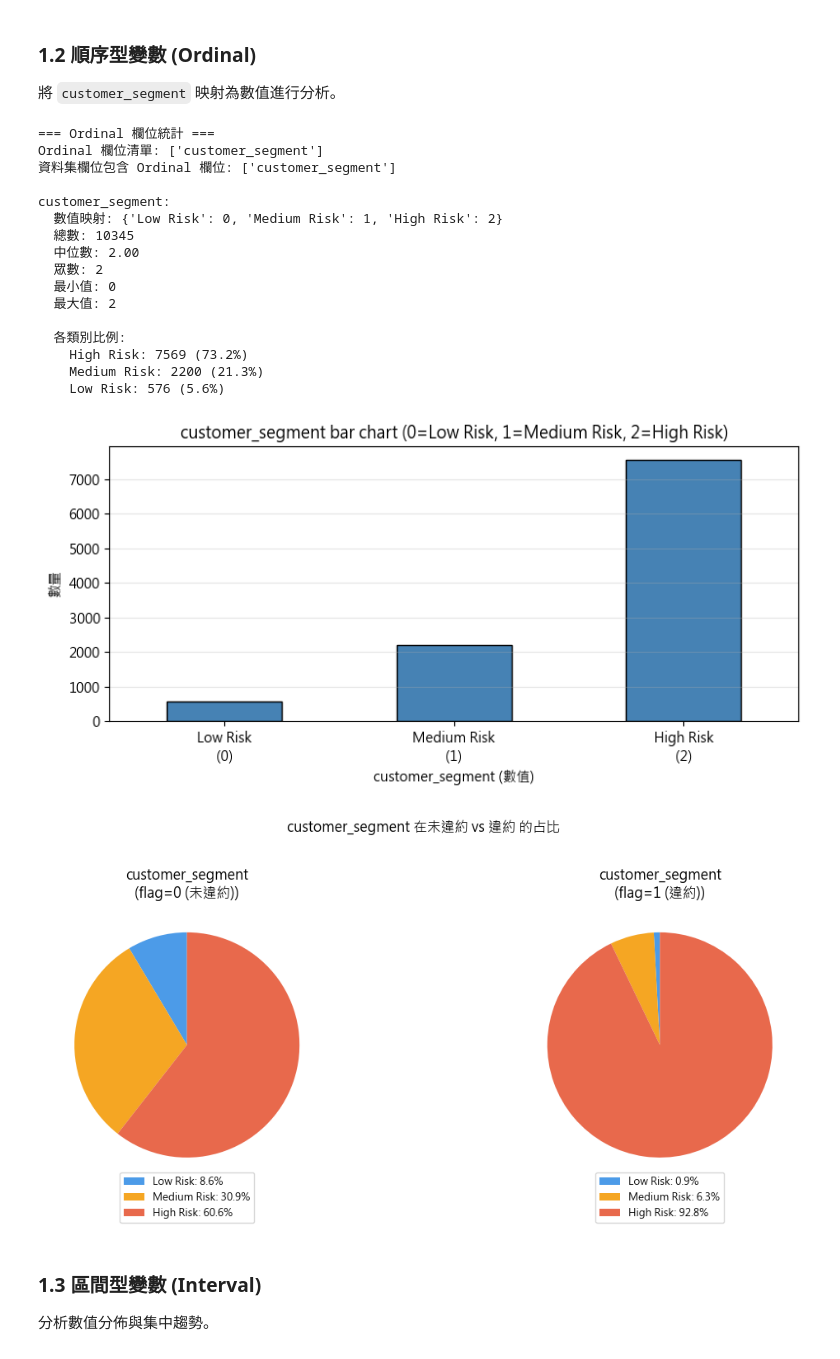
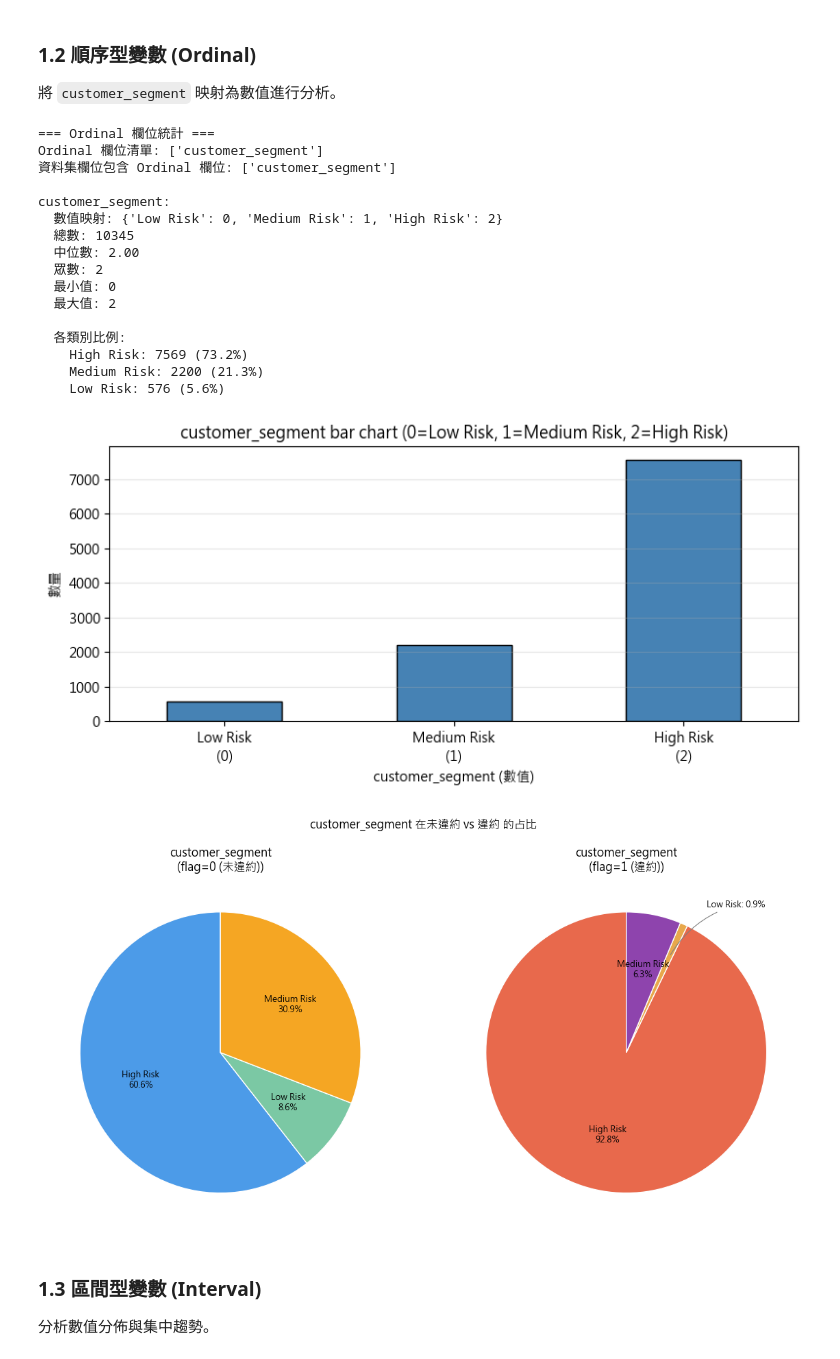
Before and after one commit to BobbleUnderBox/DataMiningG1FinalProject, a Jupyter notebook: notebooks/02_exploratory_data_analysis.ipynb, the cells around one changed output. Cells and saved outputs as stored; diff of their text form; code cells hidden in the pictures.

```diff
--- a/notebooks/02_exploratory_data_analysis.ipynb
+++ b/notebooks/02_exploratory_data_analysis.ipynb
@@ -176,6 +176,48 @@ default_flag:
 ### 1.2 順序型變數 (Ordinal)
 將 `customer_segment` 映射為數值進行分析。
 # %%
+def draw_pie_with_leaders(ax, data_series, colors=None, small_pct=5):
+    series = data_series.copy()
+    total = series.sum()
+    if total == 0:
+        ax.text(0.5, 0.5, 'No data', ha='center', va='center')
+        ax.axis('off')
+        return
+
+    # 直接抓取所有標籤與數值，不做任何合併！
+    labels = series.index.astype(str)
+    sizes = series.values
+
+    # 準備顏色
+    if colors is None or len(colors) < len(sizes):
+        colors = plt.cm.tab20(np.linspace(0, 1, len(sizes)))
+
+    wedges, _ = ax.pie(sizes, labels=None, startangle=90, colors=colors[:len(sizes)], wedgeprops=dict(edgecolor='white'))
+
+    # 開始標註：較大的切片在內部顯示，較小的切片往外拉引導線 (但各自獨立)
+    for w, label, size in zip(wedges, labels, sizes):
+        pct_v = size / total * 100
+        ang = (w.theta2 + w.theta1) / 2.0
+        x = np.cos(np.deg2rad(ang))
+        y = np.sin(np.deg2rad(ang))
+
+        # 如果該切片比例小於 small_pct (預設5%)，就向外拉引導線
+        if pct_v < small_pct:
+            ha = 'left' if x >= 0 else 'right'
+            # 避免上方標籤撞到標題的微調邏輯
+            y_multiplier = 1.15 if y > 0 else 1.3
+            x_multiplier = 1.4
+
+            ax.annotate(f"{label}: {pct_v:.1f}%", xy=(x * 0.75, y * 0.75), xytext=(x * x_multiplier, y * y_multiplier),
+                        ha=ha, va='center', fontsize=9,
+                        arrowprops=dict(arrowstyle='-', color='gray', lw=0.8, connectionstyle='arc3,rad=0.2'))
+        else:
+            # 比例夠大的，直接寫在圓餅圖內部
+            ax.text(x * 0.6, y * 0.6, f"{label}\n{pct_v:.1f}%", ha='center', va='center', fontsize=9)
+
+    ax.set_aspect('equal')
+    return
+
 # Ordinal 統計
 print("=== Ordinal 欄位統計 ===")
 print(f"Ordinal 欄位清單: {data_types['Ordinal']}")
@@ -216,44 +258,46 @@ for col in data_types['Ordinal']:
             plt.xticks([0, 1, 2], ['Low Risk\n(0)', 'Medium Risk\n(1)', 'High Risk\n(2)'], rotation=0)
             plt.grid(axis='y', alpha=0.3)
             plt.tight_layout()
             plt.show()
 
             # 圓餅圖：百分比放進 legend，扇形上不顯示文字
             segment_order = ['Low Risk', 'Medium Risk', 'High Risk']
             colors = ['#4C9BE8', '#F5A623', '#E8694C']
 
-            fig, axes = plt.subplots(1, 2, figsize=(12, 5))
-            for ax, flag_val in zip(axes, [0, 1]):
-                subset = df[df['default_flag'] == flag_val][col]
-                vc = subset.value_counts().reindex(segment_order).dropna()
-                pcts = vc / vc.sum() * 100
-                legend_labels = [f"{label}: {pct:.1f}%" for label, pct in zip(vc.index, pcts)]
-                wedges, _ = ax.pie(vc, startangle=90, colors=colors[:len(vc)])
-                ax.legend(wedges, legend_labels, loc='lower center',
-                          bbox_to_anchor=(0.5, -0.15), ncol=1, fontsize=9)
-                ax.set_title(f"{col}\n({flag_labels[flag_val]})")
+            fig, axes = plt.subplots(1, 2, figsize=(12, 6))
+            color_sets = [['#4C9BE8', '#7BC8A4', '#F5A623', '#9B59B6', '#E74C3C', '#2ECC71'],
+                              ['#E8694C', '#E8A84C', '#8E44AD', '#2980B9', '#27AE60', '#E74C3C']]
+            for ax, flag_val, colors in zip(axes, [0, 1], color_sets):
+                subset = df[df['default_flag'] == flag_val][col].value_counts().sort_index()
+                if subset.empty:
+                    ax.text(0.5, 0.5, 'No data', ha='center', va='center')
+                    ax.axis('off')
+                    continue
+                # 使用合併小切片的繪圖函式
+                draw_pie_with_leaders(ax, subset, colors=colors, small_pct=5)
+                ax.set_title(f"{col}\n({flag_labels.get(flag_val, flag_val)})")
             plt.suptitle(f"{col} 在未違約 vs 違約 的占比", fontsize=12, y=1.02)
             plt.tight_layout()
             plt.show()
 # %% [output]
 === Ordinal 欄位統計 ===
 Ordinal 欄位清單: ['customer_segment']
 資料集欄位包含 Ordinal 欄位: ['customer_segment']
 
 customer_segment:
   數值映射: {'Low Risk': 0, 'Medium Risk': 1, 'High Risk': 2}
   總數: 10345
   中位數: 2.00
   眾數: 2
   最小值: 0
   最大值: 2
 
   各類別比例:
     High Risk: 7569 (73.2%)
     Medium Risk: 2200 (21.3%)
     Low Risk: 576 (5.6%)
 [figure]
-[figure, old version]
+[figure, new version]
 # %% [markdown]
 ### 1.3 區間型變數 (Interval)
 分析數值分佈與集中趨勢。
```
Also changed, not shown: parts of 3 cells of this notebook.
